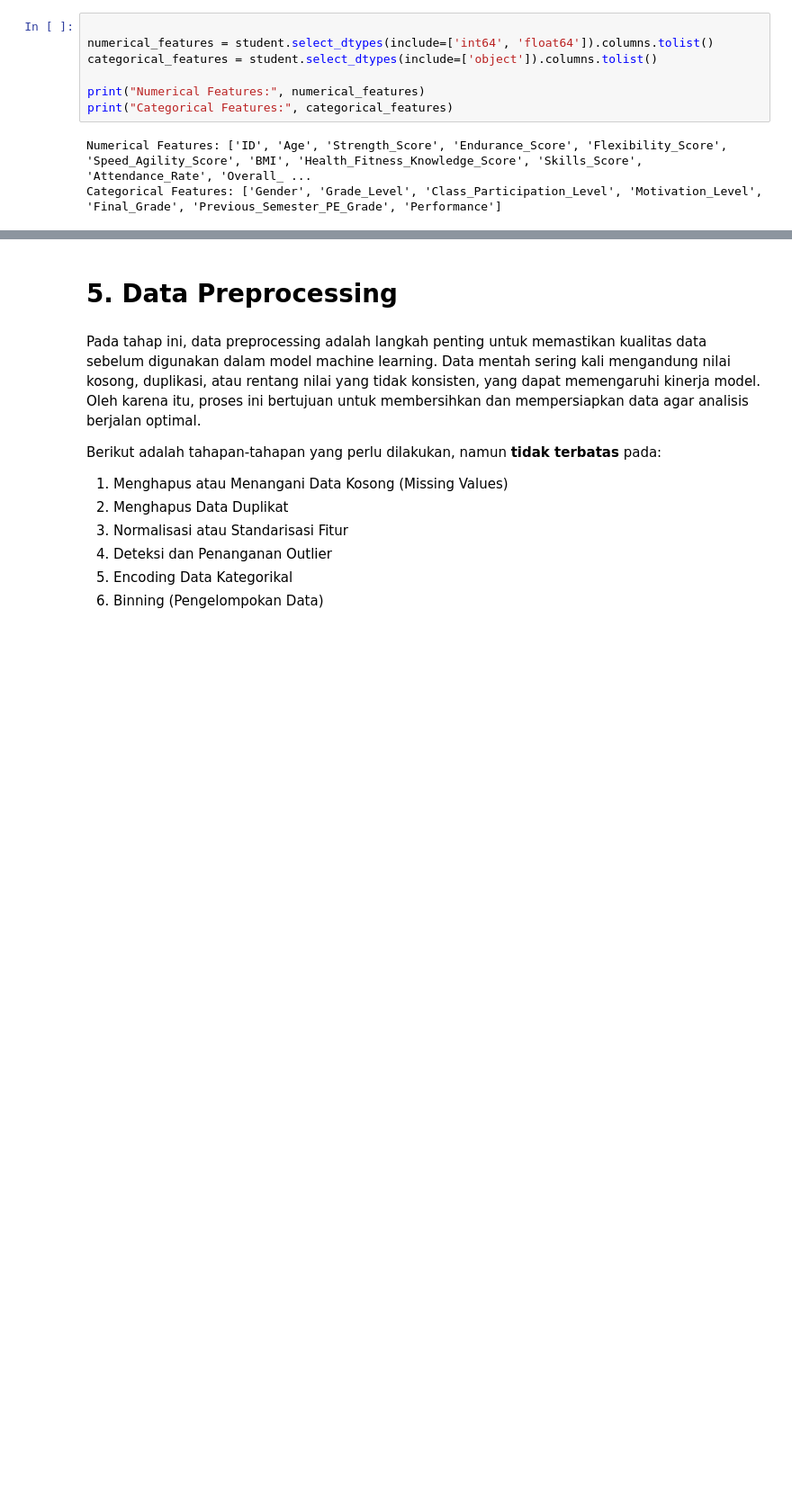
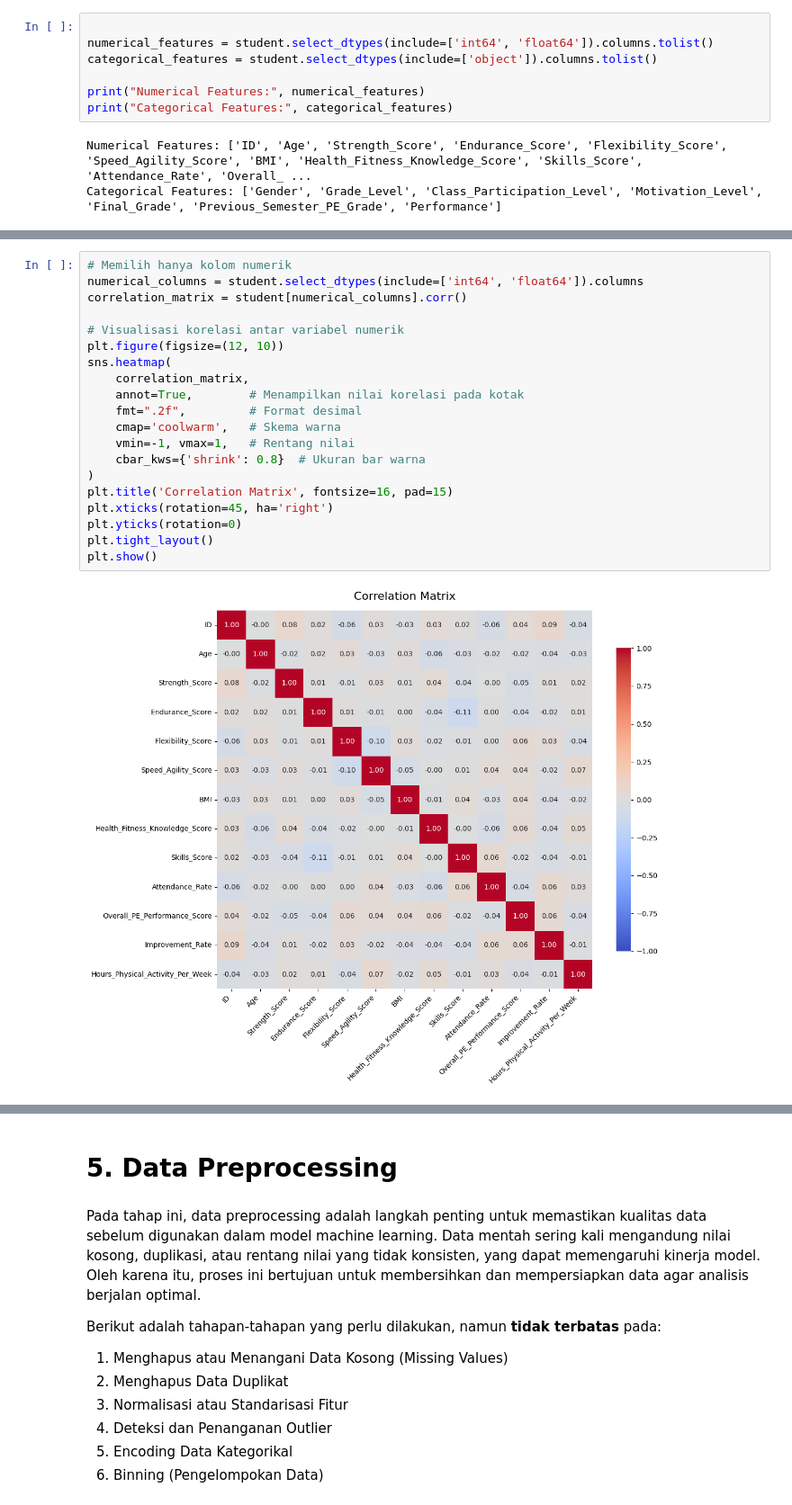
Before and after one commit to WildanFadhilNazaruddin/PHYSIC-AIR-DATA-QUALITY-CONTROL, a Jupyter notebook: modul_main/[Clustering]_Submission_Akhir_BMLP_Your_Name.ipynb, the cells around one changed output, grey strips where cells are left out. Shown: that part at 90% size. Saved outputs shown, nothing was run; the diff lists cells and outputs as text; blank space fills up the shorter version.

```diff
--- a/modul_main/[Clustering]_Submission_Akhir_BMLP_Your_Name.ipynb
+++ b/modul_main/[Clustering]_Submission_Akhir_BMLP_Your_Name.ipynb
@@ -126,0 +172,22 @@ Categorical Features: ['Gender', 'Grade_Level', 'Class_Participation_Level', 'Mo
+# %%
+# Memilih hanya kolom numerik
+numerical_columns = student.select_dtypes(include=['int64', 'float64']).columns
+correlation_matrix = student[numerical_columns].corr()
+
+# Visualisasi korelasi antar variabel numerik
+plt.figure(figsize=(12, 10))
+sns.heatmap(
+    correlation_matrix,
+    annot=True,        # Menampilkan nilai korelasi pada kotak
+    fmt=".2f",         # Format desimal
+    cmap='coolwarm',   # Skema warna
+    vmin=-1, vmax=1,   # Rentang nilai
+    cbar_kws={'shrink': 0.8}  # Ukuran bar warna
+)
+plt.title('Correlation Matrix', fontsize=16, pad=15)
+plt.xticks(rotation=45, ha='right')
+plt.yticks(rotation=0)
+plt.tight_layout()
+plt.show()
+# %% [output]
+[figure, added]
```
Also changed, not shown: parts of 13 cells of this notebook.
